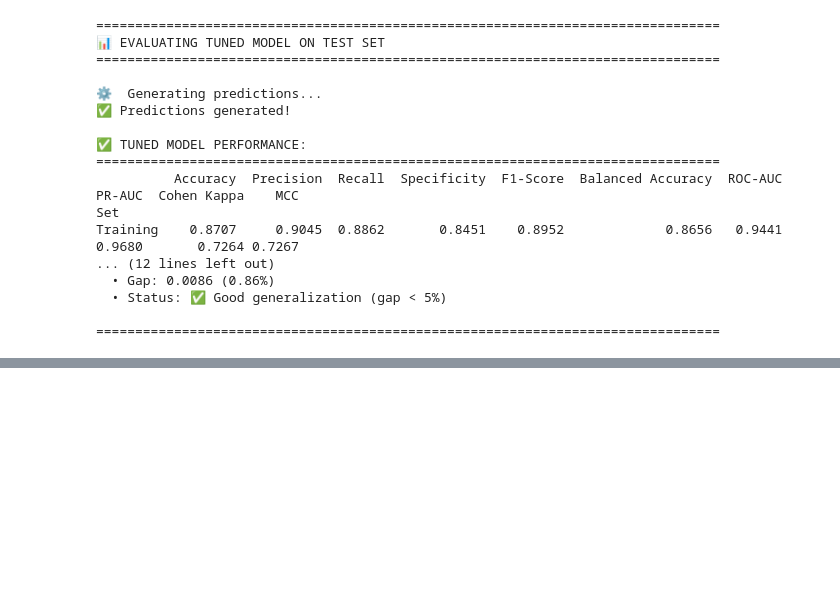
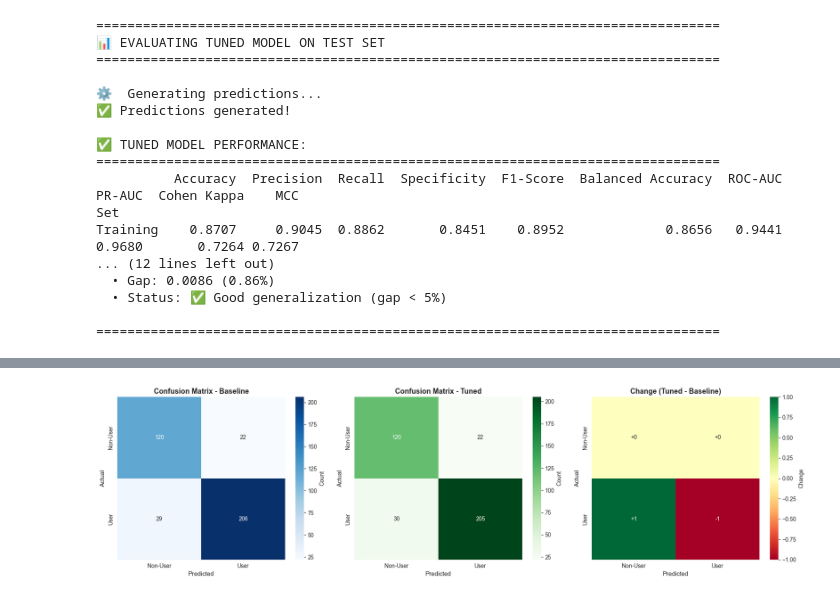
Before and after one commit to IchsanJunaedi/kelompok22_Machine_Learning, a Jupyter notebook: notebooks/04_Hyperparameter_Tuning.ipynb, the cells around one changed output, grey strips where cells are left out. Drawn from its saved outputs; the diff is of its cells as text; code cells hidden in the pictures; blank space fills up the shorter version.

```diff
--- a/notebooks/04_Hyperparameter_Tuning.ipynb
+++ b/notebooks/04_Hyperparameter_Tuning.ipynb
@@ -508,0 +1094,77 @@ print("\n" + "="*80)
+# %%
+#==============================================================================
+# CELL 14: CONFUSION MATRICES COMPARISON
+#==============================================================================
+"""
+Detailed confusion matrix comparison.
+"""
+print("\n" + "="*80)
+print("📊 CONFUSION MATRIX DETAILED COMPARISON")
+print("="*80)
+
+# Calculate confusion matrices
+cm_baseline = confusion_matrix(y_test, y_test_pred_baseline)
+cm_tuned = confusion_matrix(y_test, y_test_pred_tuned)
+
+print("\n✅ Confusion Matrix - Baseline:")
+print("-"*80)
+print(f"                  Predicted")
+print(f"                  Non-User    User")
+print(f"Actual Non-User      {cm_baseline[0,0]:4d}     {cm_baseline[0,1]:4d}")
+print(f"       User          {cm_baseline[1,0]:4d}     {cm_baseline[1,1]:4d}")
+
+print("\n✅ Confusion Matrix - Tuned:")
+print("-"*80)
+print(f"                  Predicted")
+print(f"                  Non-User    User")
+print(f"Actual Non-User      {cm_tuned[0,0]:4d}     {cm_tuned[0,1]:4d}")
+print(f"       User          {cm_tuned[1,0]:4d}     {cm_tuned[1,1]:4d}")
+
+print("\n✅ Changes (Tuned - Baseline):")
+print("-"*80)
+cm_diff = cm_tuned - cm_baseline
+print(f"                  Predicted")
+print(f"                  Non-User    User")
+print(f"Actual Non-User    {cm_diff[0,0]:+4d}     {cm_diff[0,1]:+4d}")
+print(f"       User        {cm_diff[1,0]:+4d}     {cm_diff[1,1]:+4d}")
+
+# Visualization
+fig, axes = plt.subplots(1, 3, figsize=(18, 5))
+
+# Baseline CM
+sns.heatmap(cm_baseline, annot=True, fmt='d', cmap='Blues',
+            xticklabels=['Non-User', 'User'],
+            yticklabels=['Non-User', 'User'],
+            ax=axes[0], cbar_kws={'label': 'Count'})
+axes[0].set_title('Confusion Matrix - Baseline', fontsize=13, fontweight='bold')
+axes[0].set_ylabel('Actual', fontsize=11)
+axes[0].set_xlabel('Predicted', fontsize=11)
+
+# Tuned CM
+sns.heatmap(cm_tuned, annot=True, fmt='d', cmap='Greens',
+            xticklabels=['Non-User', 'User'],
+            yticklabels=['Non-User', 'User'],
+            ax=axes[1], cbar_kws={'label': 'Count'})
+axes[1].set_title('Confusion Matrix - Tuned', fontsize=13, fontweight='bold')
+axes[1].set_ylabel('Actual', fontsize=11)
+axes[1].set_xlabel('Predicted', fontsize=11)
+
+# Difference CM
+sns.heatmap(cm_diff, annot=True, fmt='+d', cmap='RdYlGn', center=0,
+            xticklabels=['Non-User', 'User'],
+            yticklabels=['Non-User', 'User'],
+            ax=axes[2], cbar_kws={'label': 'Change'})
+axes[2].set_title('Change (Tuned - Baseline)', fontsize=13, fontweight='bold')
+axes[2].set_ylabel('Actual', fontsize=11)
+axes[2].set_xlabel('Predicted', fontsize=11)
+
+plt.tight_layout()
+plt.savefig('../results/figures/27_confusion_matrices_comparison.png',
+            dpi=300, bbox_inches='tight')
+plt.show()
+
+print("\n✅ Confusion matrices visualization saved!")
+print("  • File: ../results/figures/27_confusion_matrices_comparison.png")
+
+print("\n" + "="*80)
+# %% [output]
@@ -508,0 +1188 @@ print("\n" + "="*80)
+[figure, added]
```
Also changed, not shown: parts of 13 cells of this notebook.
